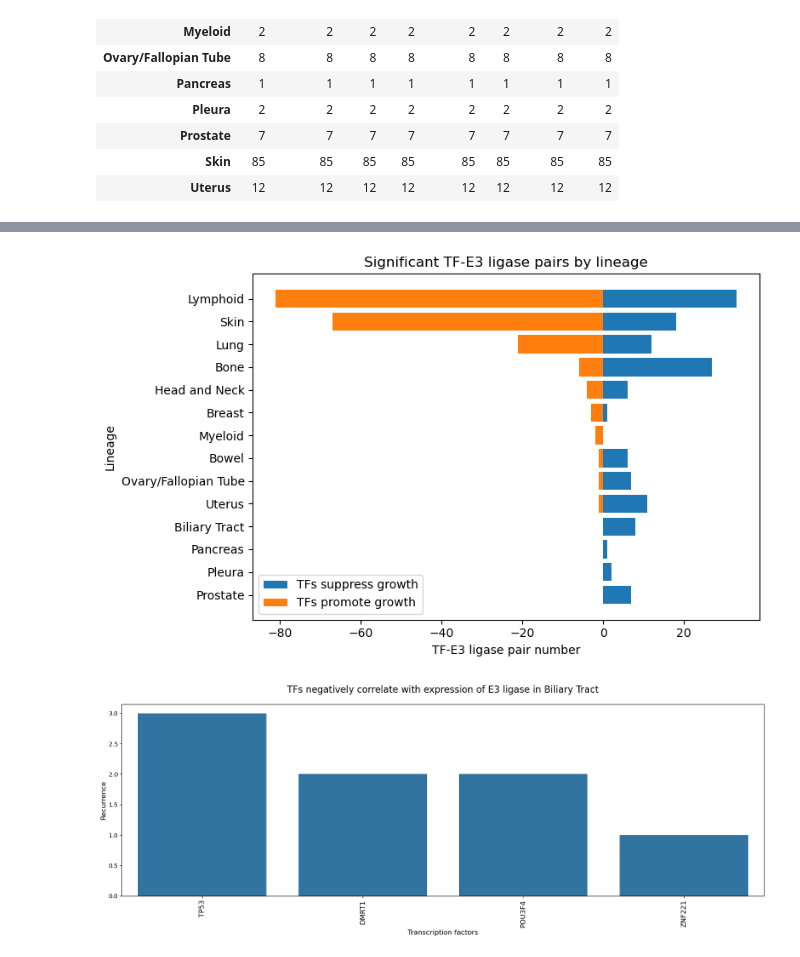
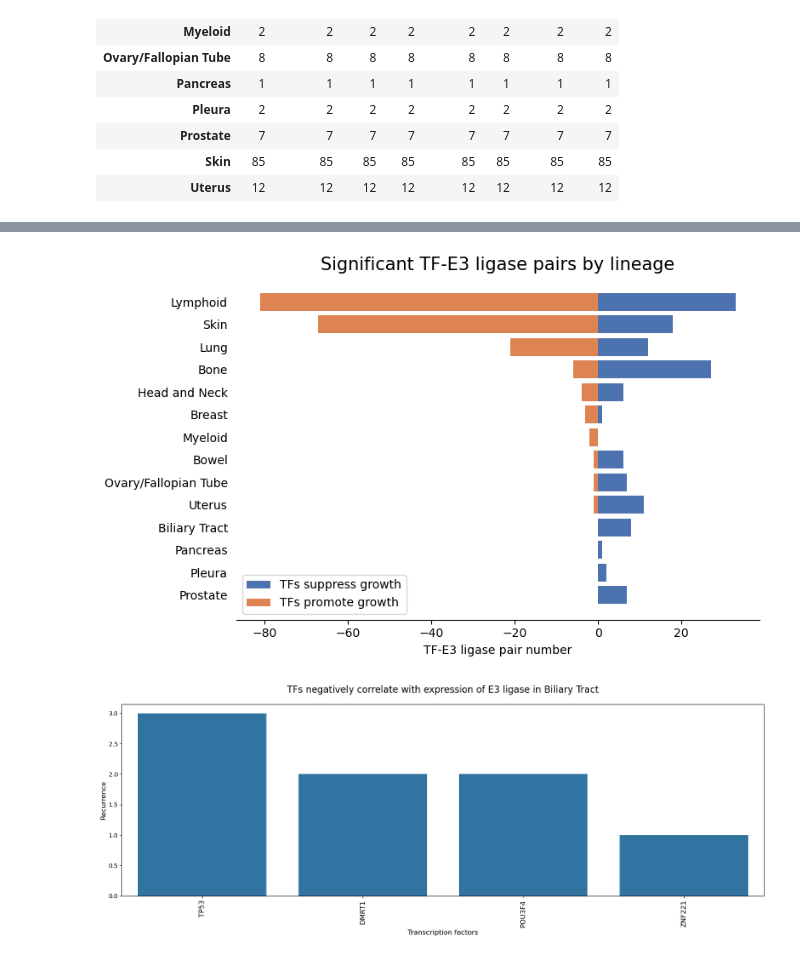
Before and after one commit to ddiannae/cancer_bootcamp25, a Jupyter notebook: 7_Barplotbylineage.ipynb, the cells around one changed output, grey strips where cells are left out. Cells and saved outputs as stored; diff of their text form; code cells hidden in the pictures.

```diff
--- a/7_Barplotbylineage.ipynb
+++ b/7_Barplotbylineage.ipynb
@@ -84,7 +55,7 @@ tf_dependency_e3ls_expr_correlation_bylineage_fdr_significant.groupby(['lineage'
 | Skin | 85 | 85 | 85 | 85 | 85 | 85 | 85 | 85 |
 | Uterus | 12 | 12 | 12 | 12 | 12 | 12 | 12 | 12 |
 # %%
-num_tf = tf_dependency_e3ls_expr_correlation_bylineage_fdr_significant.groupby(["lineage", "TF-class"]).count()
+num_tf = tf_dependency_e3ls_expr_correlation_bylineage_fdr_significant.groupby(["lineage", "TF-class"]).agg({"TF":"count"})
 # %%
 num_tf
 # %% [output]
@@ -210,25 +208,29 @@ num_tf_m_r = num_tf_m.sort_values(by='TF_x',ascending=False).set_index('lineage'
 # %%
 # Create the figure and axis
 fig, ax1 = plt.subplots(figsize=(8, 5))
 
 # Plot the barplot on the main axis (horizontal bars)
-ax1.barh(num_tf_m_r['lineage'], num_tf_m_r['TF_y'], color = sns.color_palette()[0], label = 'TFs suppress growth')
-ax1.barh(num_tf_m_r['lineage'], -num_tf_m_r['TF_x'],color = sns.color_palette()[1], label = 'TFs promote growth')
+ax1.barh(num_tf_m_r['lineage'], num_tf_m_r['TF_y'], color = sns.color_palette("deep")[0], label = 'TFs suppress growth')
+ax1.barh(num_tf_m_r['lineage'], -num_tf_m_r['TF_x'],color = sns.color_palette("deep")[1], label = 'TFs promote growth')
 #ax1.barh(num_tf_m['lineage'], -num_tf_m['TF_x'],color = sns.color_palette()[0], label = 'TFs suppress growth')
 ax1.set_xlabel('TF-E3 ligase pair number')
-ax1.set_ylabel('Lineage')
-ax1.set_title('Significant TF-E3 ligase pairs by lineage')
+ax1.set_ylabel('')
+ax1.set_title('Significant TF-E3 ligase pairs by lineage', fontdict={'fontsize':15})
+# Adding a legend to differentiate between the two datasets
+ax1.legend()
+ax1.spines[['right', 'top', 'left']].set_visible(False)
+ax1.yaxis.set_ticks_position("none")
 ax1.invert_yaxis()
 # Adding a legend to differentiate between the two datasets
 ax1.legend()
 
 # Adjust layout to avoid overlapping
 plt.tight_layout()
 
 # Show plot
 plt.show()
 # %% [output]
-[figure, old version]
+[figure, new version]
 # %%
 for lineage in tf_dependency_e3ls_expr_correlation_bylineage_fdr_significant['lineage'].unique():
 
```
Also changed, not shown: parts of 21 cells of this notebook.
